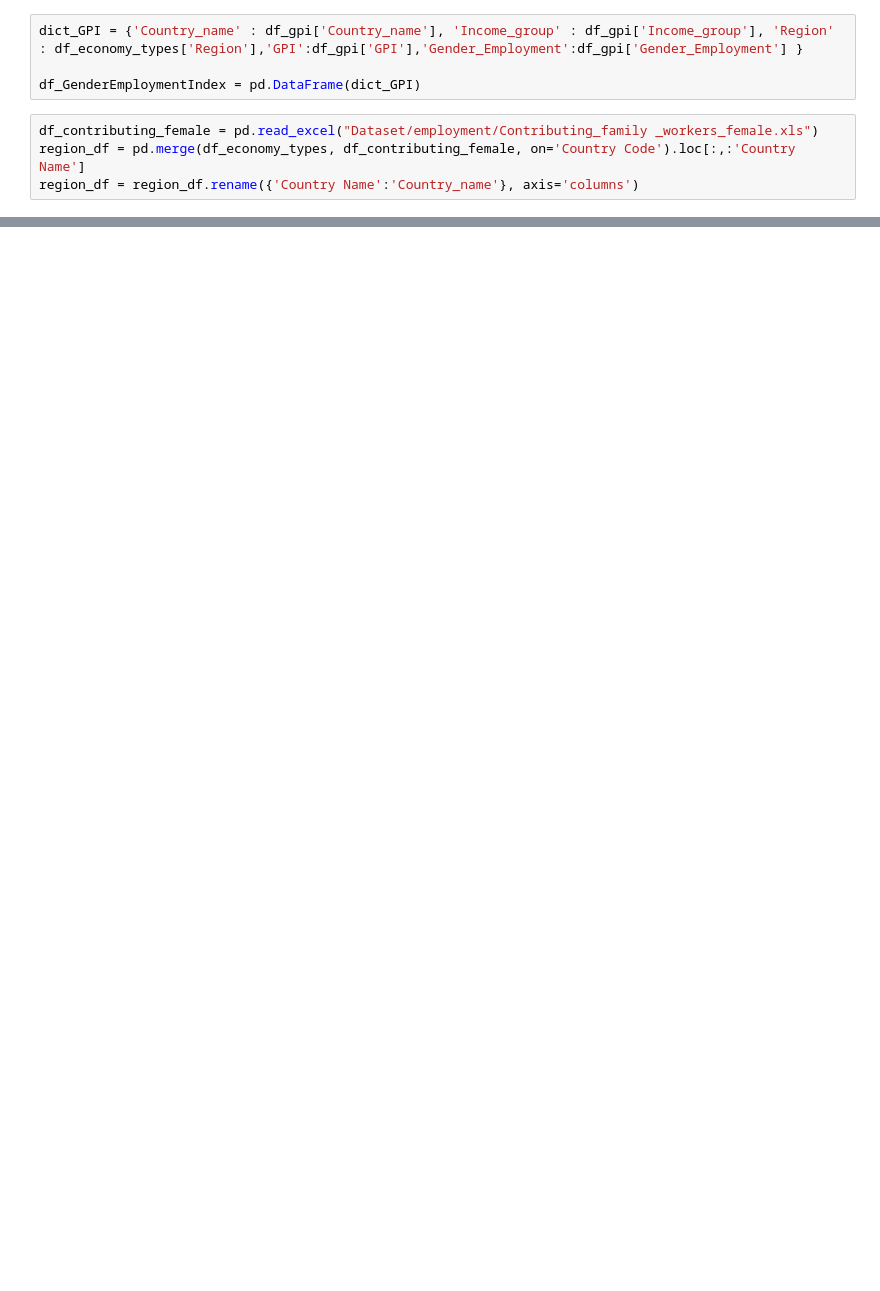
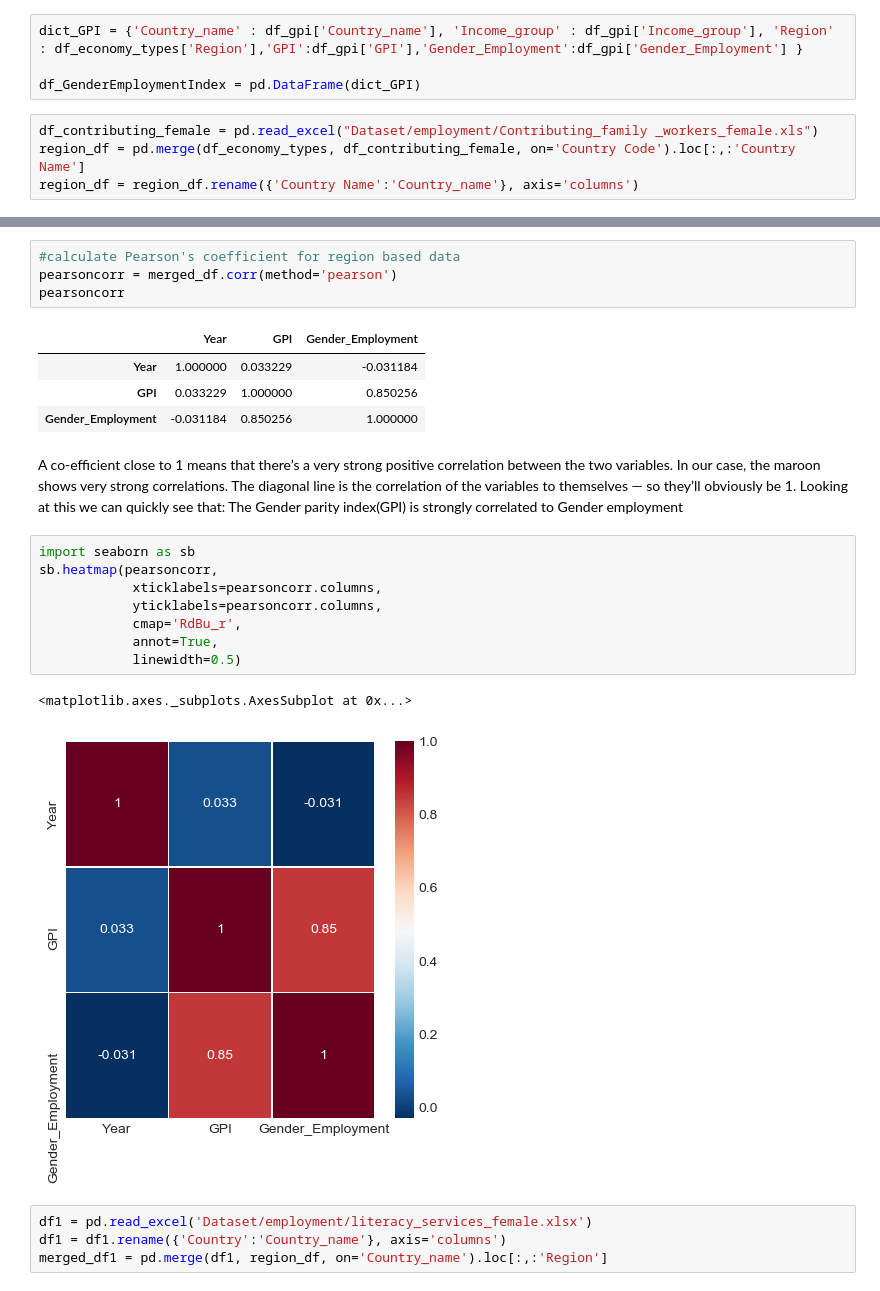
Before and after one commit to Amatullah/CSCI5502-DataMining_Project, a Jupyter notebook: Correlation GPI_Compute.ipynb, the cells around one changed output, grey strips where cells are left out. Cells and saved outputs as stored; diff of their text form; blank space fills up the shorter version.

Commit message:
correlation

```diff
--- a/Correlation GPI_Compute.ipynb
+++ b/Correlation GPI_Compute.ipynb
@@ -326,0 +246,28 @@ pd.crosstab(merged_df['Region'],merged_df['Year']).plot.bar()
+# %%
+#calculate Pearson's coefficient for region based data
+pearsoncorr = merged_df.corr(method='pearson')
+pearsoncorr
+# %% [output]
+|  | Year | GPI | Gender_Employment |
+| Year | 1.000000 | 0.033229 | -0.031184 |
+| GPI | 0.033229 | 1.000000 | 0.850256 |
+| Gender_Employment | -0.031184 | 0.850256 | 1.000000 |
+# %% [markdown]
+A co-efficient close to 1 means that there’s a very strong positive correlation between the two variables. In our case, the maroon shows very strong correlations. The diagonal line is the correlation of the variables to themselves — so they’ll obviously be 1.
+Looking at this we can quickly see that:
+The Gender parity index(GPI) is strongly correlated to Gender employment
+# %%
+import seaborn as sb
+sb.heatmap(pearsoncorr,
+            xticklabels=pearsoncorr.columns,
+            yticklabels=pearsoncorr.columns,
+            cmap='RdBu_r',
+            annot=True,
+            linewidth=0.5)
+# %% [output]
+<matplotlib.axes._subplots.AxesSubplot at 0x...>
+[figure, added]
+# %%
+df1 = pd.read_excel('Dataset/employment/literacy_services_female.xlsx')
+df1 = df1.rename({'Country':'Country_name'}, axis='columns')
+merged_df1 = pd.merge(df1, region_df, on='Country_name').loc[:,:'Region']
```
Also changed, not shown: parts of 15 cells of this notebook, 8 other files.
